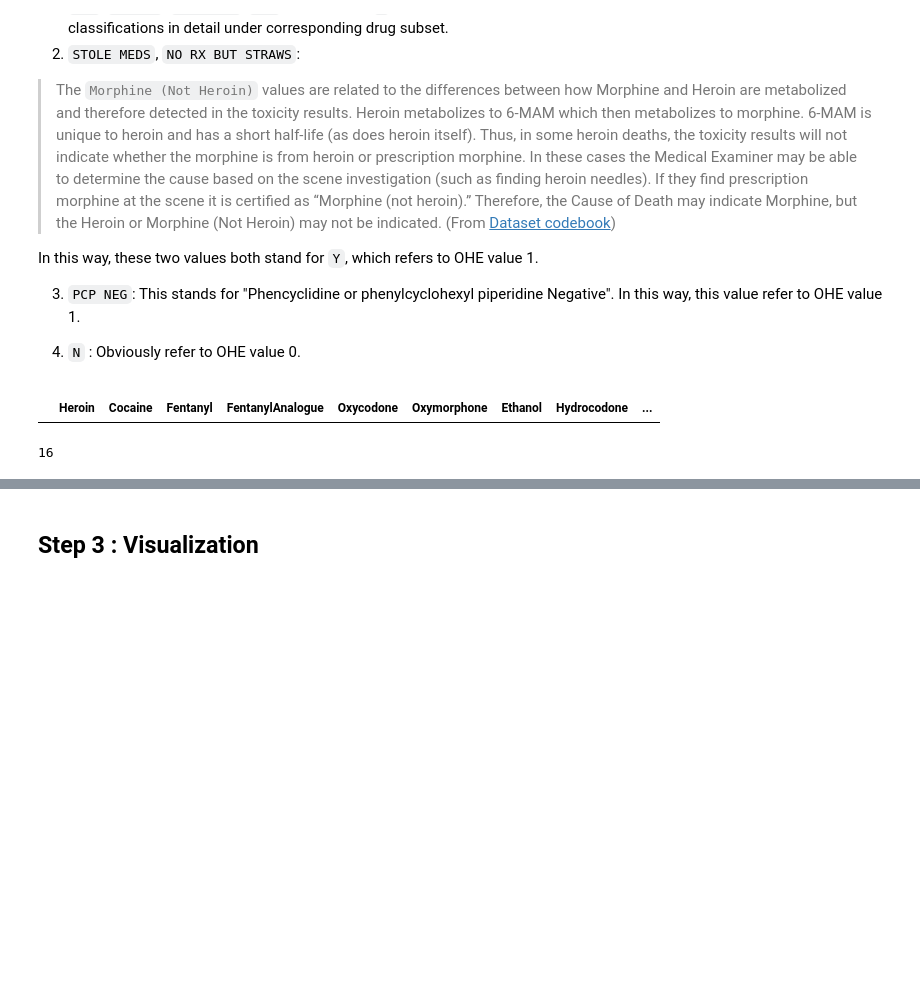
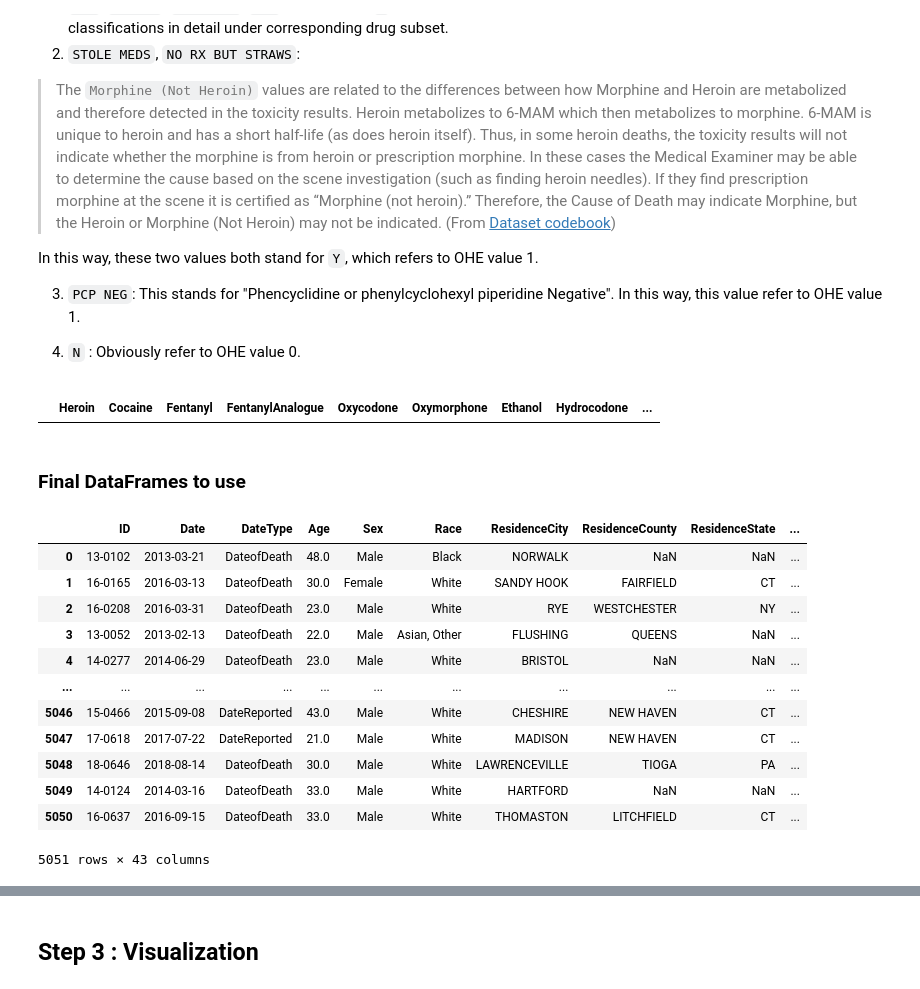
Before and after one commit to muhan-zhang/data200-final-project, a Jupyter notebook: Project.ipynb, the cells around one changed output, grey strips where cells are left out. Drawn from its saved outputs; the diff is of its cells as text; code cells hidden in the pictures; blank space fills up the shorter version.

```diff
--- a/Project.ipynb
+++ b/Project.ipynb
@@ -758,7 +758,3 @@ drug_classifications = drug_classifications.replace({'Y': 1,
 drug_classifications[~((drug_classifications == 0) | (drug_classifications == 1)).all(axis=1)]
 # %% [output]
 |  | Heroin | Cocaine | Fentanyl | FentanylAnalogue | Oxycodone | Oxymorphone | Ethanol | Hydrocodone | ... |
-# %%
-np.linalg.matrix_rank(drug_classifications.values.astype(int))
-# %% [output]
-16
@@ -764,0 +763,18 @@ np.linalg.matrix_rank(drug_classifications.values.astype(int))
+# %% [markdown]
+### Final DataFrames to use
+# %%
+drug_related_deaths_geo
+# %% [output]
+|  | ID | Date | DateType | Age | Sex | Race | ResidenceCity | ResidenceCounty | ResidenceState | ... |
+| 0 | 13-0102 | 2013-03-21 | DateofDeath | 48.0 | Male | Black | NORWALK | NaN | NaN | ... |
+| 1 | 16-0165 | 2016-03-13 | DateofDeath | 30.0 | Female | White | SANDY HOOK | FAIRFIELD | CT | ... |
+| 2 | 16-0208 | 2016-03-31 | DateofDeath | 23.0 | Male | White | RYE | WESTCHESTER | NY | ... |
+| 3 | 13-0052 | 2013-02-13 | DateofDeath | 22.0 | Male | Asian, Other | FLUSHING | QUEENS | NaN | ... |
+| 4 | 14-0277 | 2014-06-29 | DateofDeath | 23.0 | Male | White | BRISTOL | NaN | NaN | ... |
+| ... | ... | ... | ... | ... | ... | ... | ... | ... | ... | ... |
+| 5046 | 15-0466 | 2015-09-08 | DateReported | 43.0 | Male | White | CHESHIRE | NEW HAVEN | CT | ... |
+| 5047 | 17-0618 | 2017-07-22 | DateReported | 21.0 | Male | White | MADISON | NEW HAVEN | CT | ... |
+| 5048 | 18-0646 | 2018-08-14 | DateofDeath | 30.0 | Male | White | LAWRENCEVILLE | TIOGA | PA | ... |
+| 5049 | 14-0124 | 2014-03-16 | DateofDeath | 33.0 | Male | White | HARTFORD | NaN | NaN | ... |
+| 5050 | 16-0637 | 2016-09-15 | DateofDeath | 33.0 | Male | White | THOMASTON | LITCHFIELD | CT | ... |
+5051 rows × 43 columns
```
Also changed, not shown: parts of 22 cells of this notebook.
